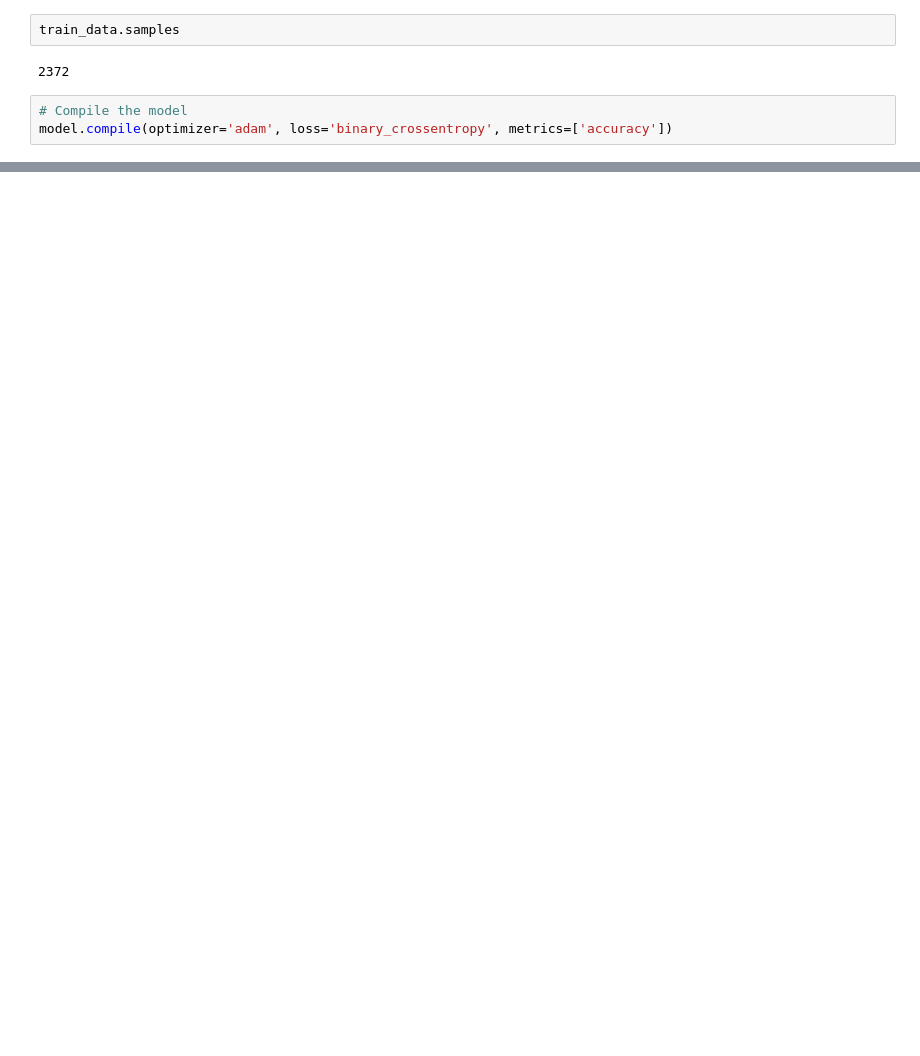
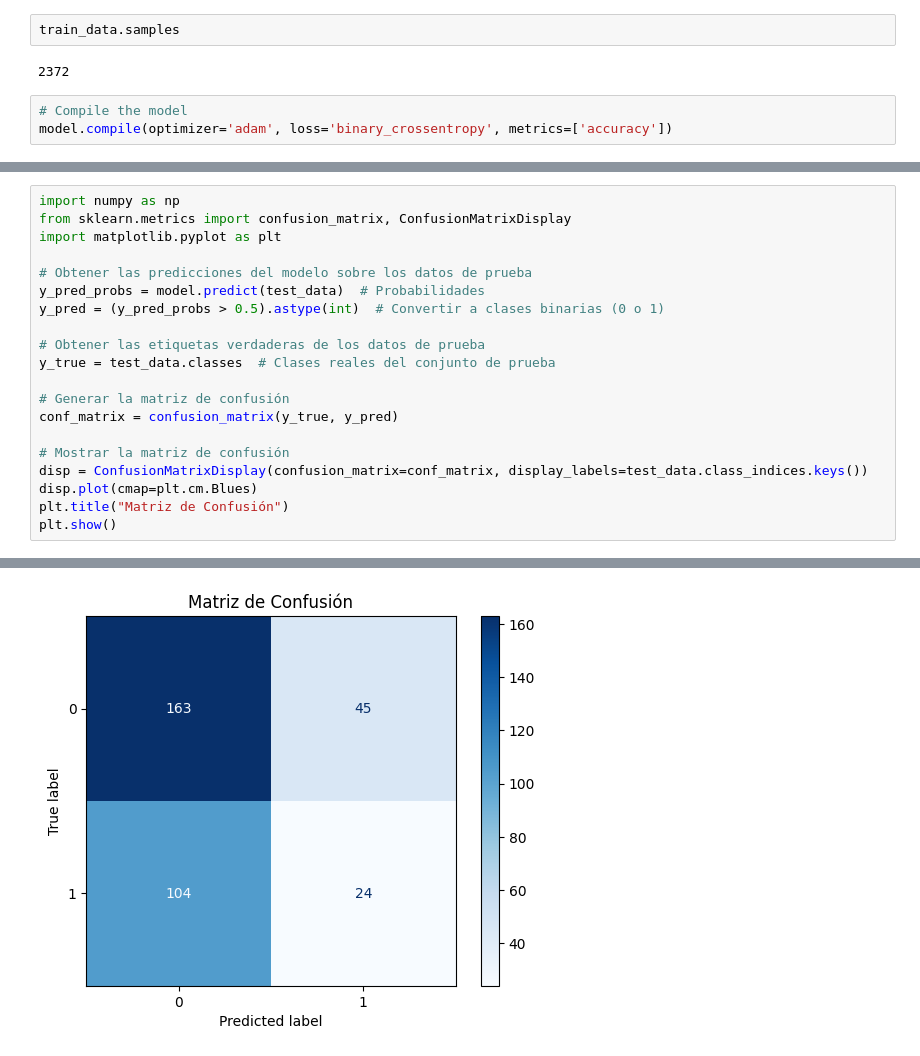
Before and after one commit to Feru34/Proyecto_Deep_Learning, a Jupyter notebook: Proyecto_1_deep_learning.ipynb, the cells around one changed output, grey strips where cells are left out. Drawn from its saved outputs; the diff is of its cells as text; blank space fills up the shorter version.

```diff
--- a/Proyecto_1_deep_learning.ipynb
+++ b/Proyecto_1_deep_learning.ipynb
@@ -1551,0 +1603,21 @@ Validation loss: 0.8541107773780823
+# %%
+import numpy as np
+from sklearn.metrics import confusion_matrix, ConfusionMatrixDisplay
+import matplotlib.pyplot as plt
+
+# Obtener las predicciones del modelo sobre los datos de prueba
+y_pred_probs = model.predict(test_data)  # Probabilidades
+y_pred = (y_pred_probs > 0.5).astype(int)  # Convertir a clases binarias (0 o 1)
+
+# Obtener las etiquetas verdaderas de los datos de prueba
+y_true = test_data.classes  # Clases reales del conjunto de prueba
+
+# Generar la matriz de confusión
+conf_matrix = confusion_matrix(y_true, y_pred)
+
+# Mostrar la matriz de confusión
+disp = ConfusionMatrixDisplay(confusion_matrix=conf_matrix, display_labels=test_data.class_indices.keys())
+disp.plot(cmap=plt.cm.Blues)
+plt.title("Matriz de Confusión")
+plt.show()
+# %% [output]
@@ -1551,0 +1625 @@ Validation loss: 0.8541107773780823
+[figure, added]
```
Also changed, not shown: parts of 37 cells of this notebook.
